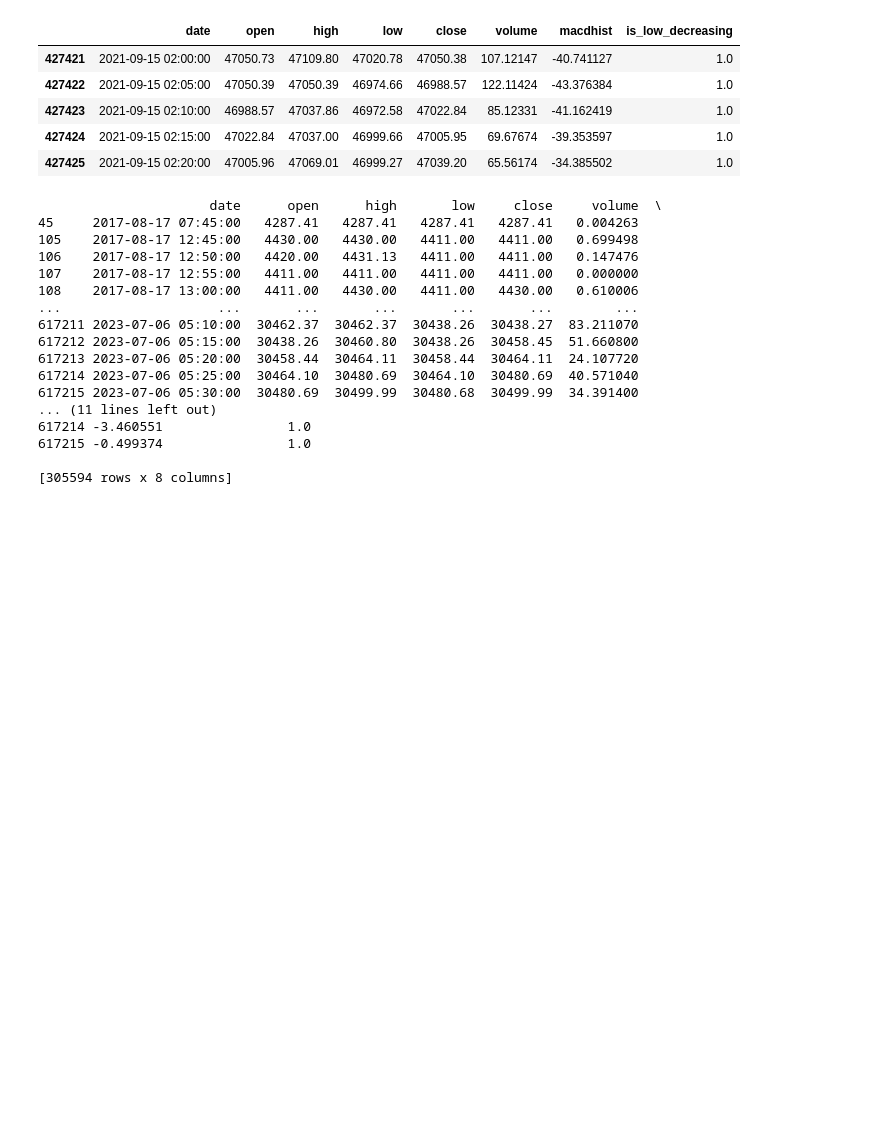
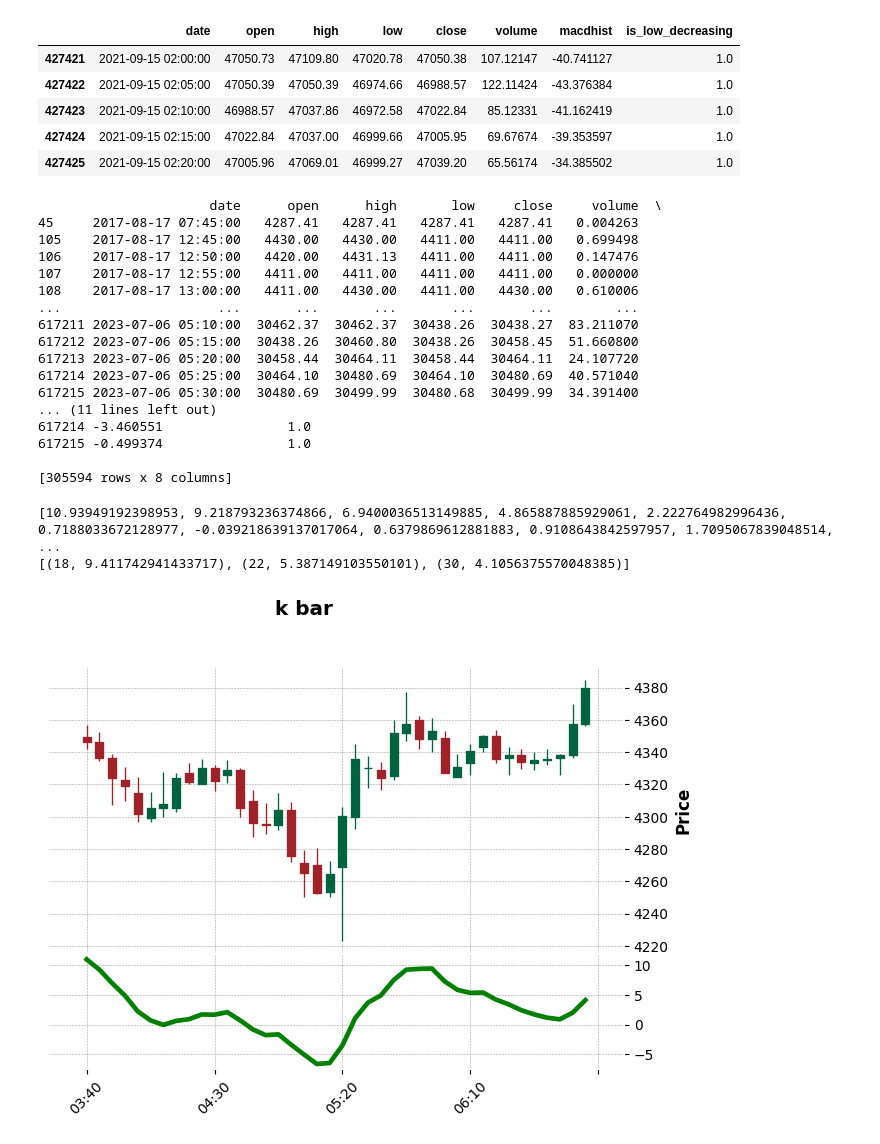
Before and after one commit to tc3oliver/StratLabFreq, a Jupyter notebook: MACD_Divergence_Analysis.ipynb, the cells around one changed output. Saved outputs shown, nothing was run; the diff lists cells and outputs as text; code cells hidden in the pictures; blank space fills up the shorter version.

```diff
--- a/MACD_Divergence_Analysis.ipynb
+++ b/MACD_Divergence_Analysis.ipynb
@@ -300,0 +306,33 @@ def find_peak_sequence_short_wrapper(data):
+# %%
+
+
+while True:
+
+  df = get_random_count_values_dataframe(dataframe)
+  data = df['macdhist'].values.tolist()
+
+
+
+  isfind, l = find_peak_sequence_short_wrapper(data)
+
+
+  if isfind:
+    if df['is_high_increase'].values.tolist()[-1]:
+      print(data)
+      print(l)
+      df.set_index('date', inplace=True)
+
+      # 建立一個 MACD histogram 的圖像
+      ap = mpf.make_addplot(df['macdhist'], panel=1, color='g', secondary_y=False)
+
+      # 繪製 K 線圖，並添加 MACD histogram
+      mpf.plot(df, type='candle', style='charles', title='k bar', addplot=ap)
+
+      # 顯示圖表
+      plt.show()
+
+      break
+# %% [output]
+[10.93949192398953, 9.218793236374866, 6.9400036513149885, 4.865887885929061, 2.222764982996436, 0.7188033672128977, -0.039218639137017064, 0.6379869612881883, 0.9108643842597957, 1.7095067839048514,  ...
+[(18, 9.411742941433717), (22, 5.387149103550101), (30, 4.1056375570048385)]
+[figure, added]
```
Also changed, not shown: parts of 7 cells of this notebook.
